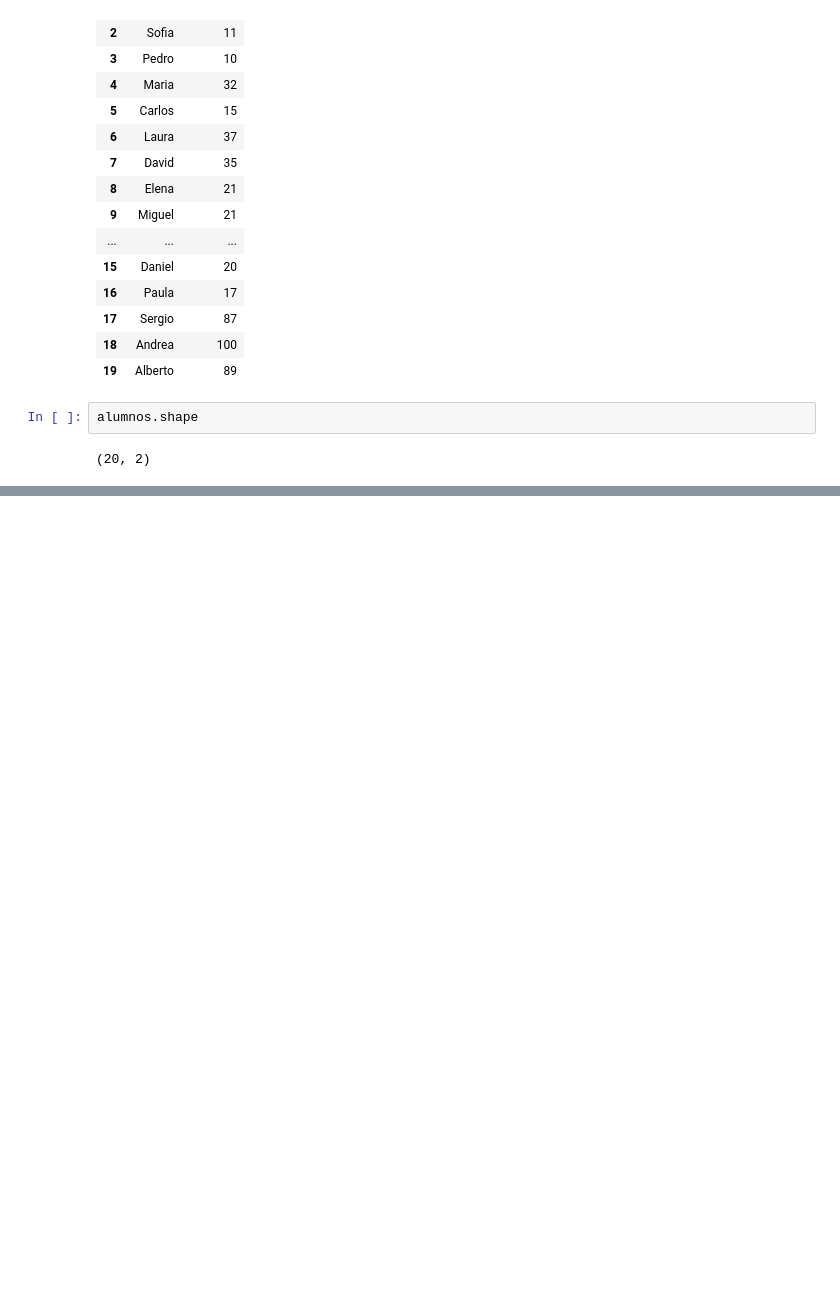
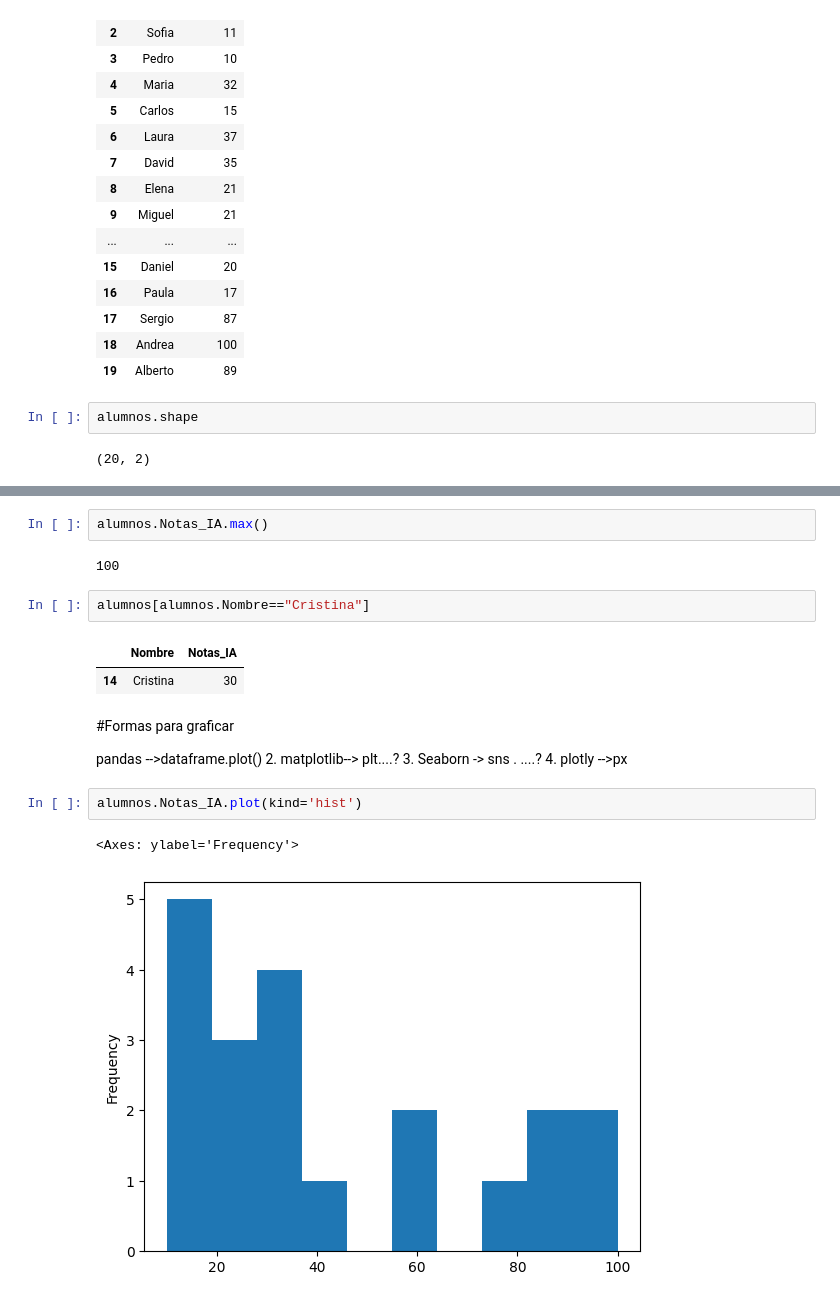
Before and after one commit to amgito1648/clase-inteligencia-artificial, a Jupyter notebook: EDA.ipynb, the cells around one changed output, grey strips where cells are left out. Cells and saved outputs as stored; diff of their text form; blank space fills up the shorter version.

```diff
--- a/EDA.ipynb
+++ b/EDA.ipynb
@@ -151,0 +165,21 @@ alumnos.shape
+# %%
+alumnos.Notas_IA.max()
+# %% [output]
+100
+# %%
+alumnos[alumnos.Nombre=="Cristina"]
+# %% [output]
+|  | Nombre | Notas_IA |
+| 14 | Cristina | 30 |
+# %% [markdown]
+#Formas para graficar
+
+pandas -->dataframe.plot()
+2. matplotlib--> plt....?
+3. Seaborn -> sns . ....?
+4. plotly -->px
+# %%
+alumnos.Notas_IA.plot(kind='hist')
+# %% [output]
+<Axes: ylabel='Frequency'>
+[figure, added]
```
Also changed, not shown: parts of 5 cells of this notebook.
